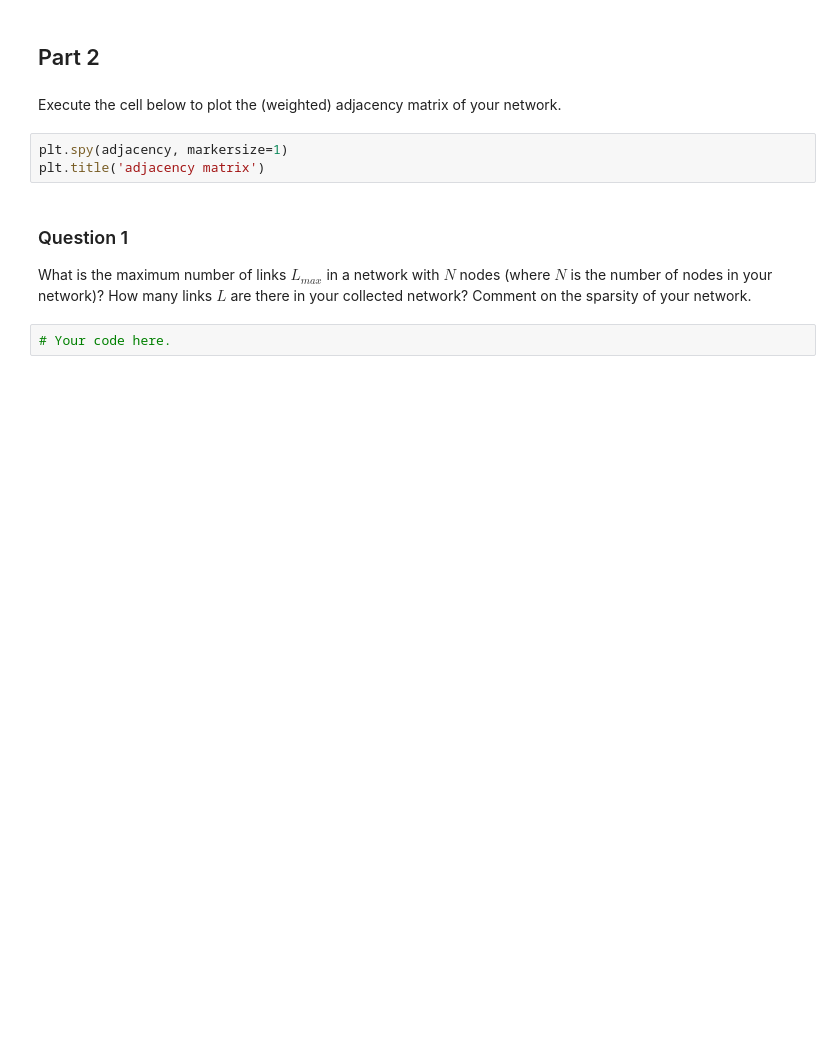
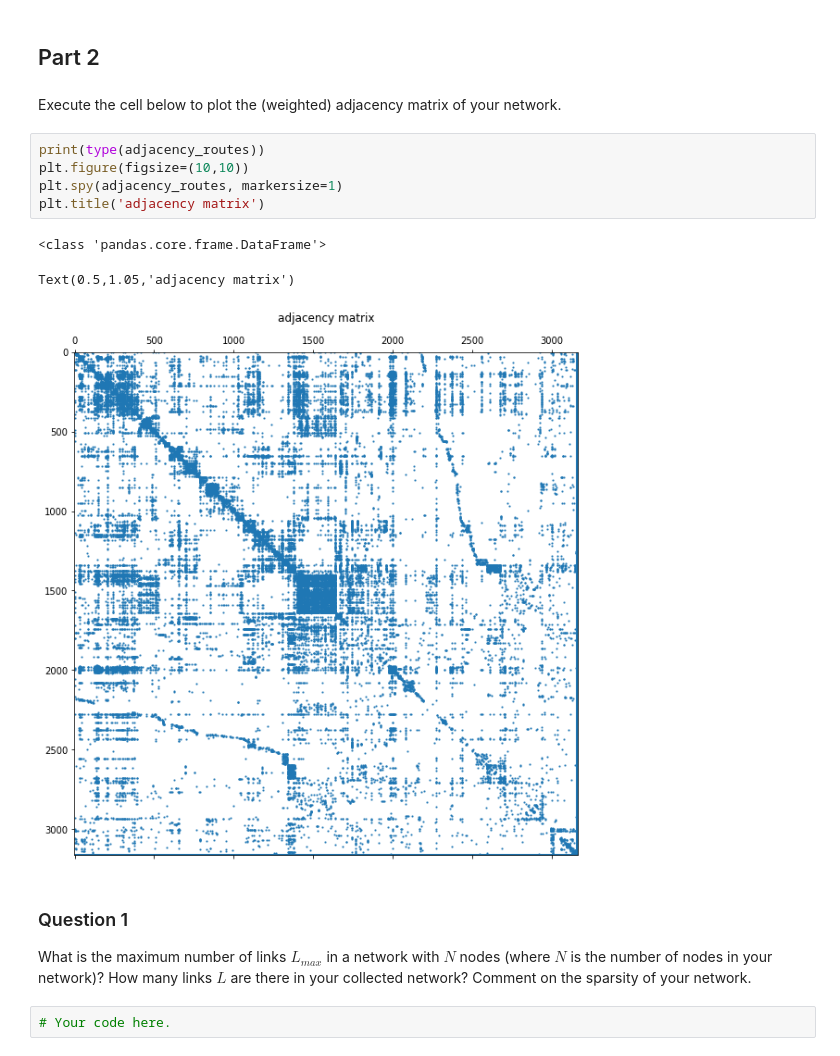
Before and after one commit to weberjoe/NTDS-MS-1-Route2-911, a Jupyter notebook: 1_network_properties.ipynb, the cells around one changed output. Saved outputs shown, nothing was run; the diff lists cells and outputs as text; blank space fills up the shorter version.

```diff
--- a/1_network_properties.ipynb
+++ b/1_network_properties.ipynb
@@ -160,8 +205,14 @@ edges.head()
 # %% [markdown]
 Execute the cell below to plot the (weighted) adjacency matrix of your network.
 # %%
-plt.spy(adjacency, markersize=1)
+print(type(adjacency_routes))
+plt.figure(figsize=(10,10))
+plt.spy(adjacency_routes, markersize=1)
 plt.title('adjacency matrix')
+# %% [output]
+<class 'pandas.core.frame.DataFrame'>
+Text(0.5,1.05,'adjacency matrix')
+[figure, added]
 # %% [markdown]
 ### Question 1
 
```
Also changed, not shown: parts of 7 cells of this notebook.
